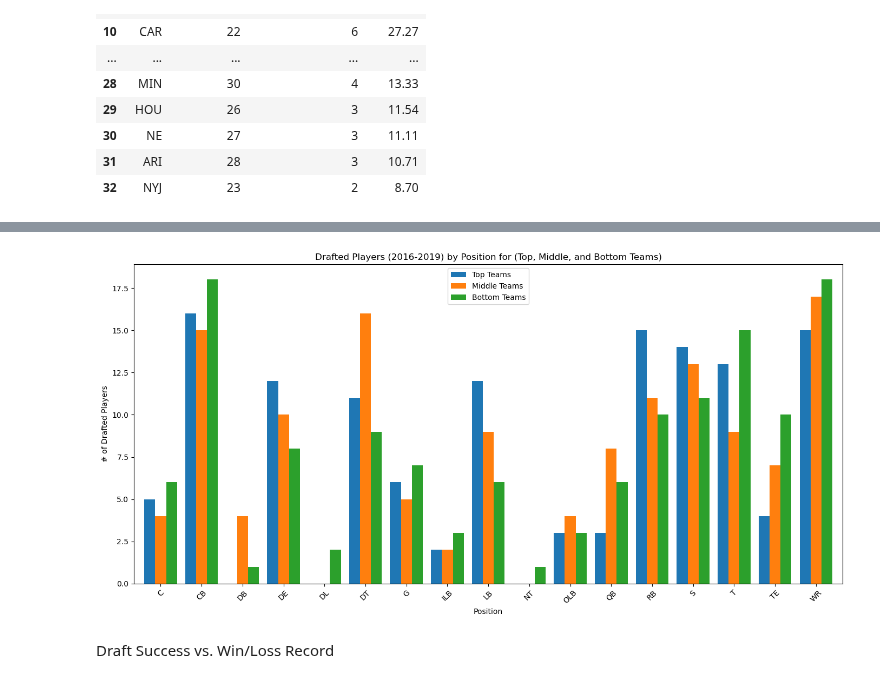
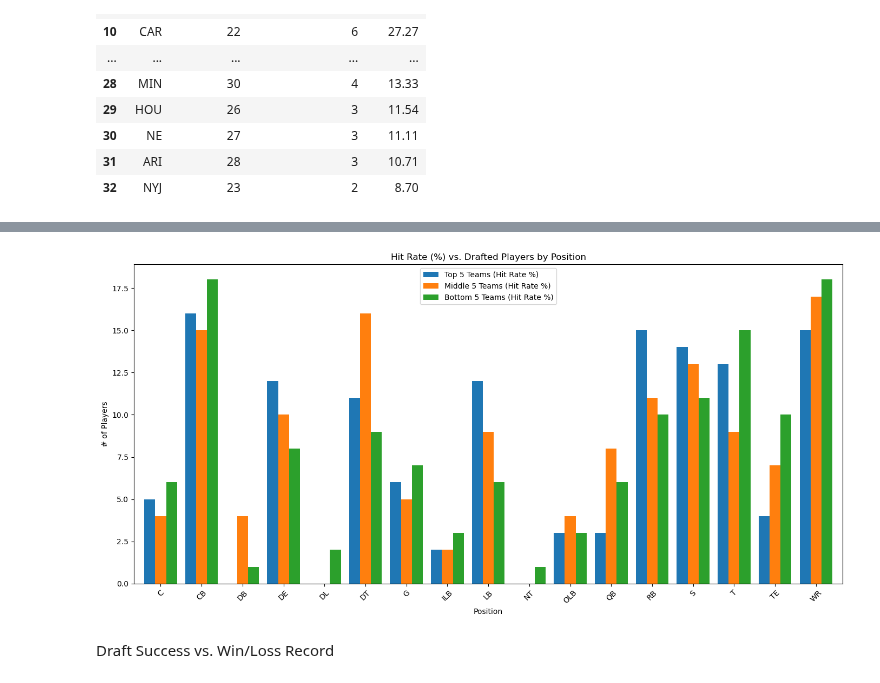
Before and after one commit to maslla100/NFL-Draft-Trends-, a Jupyter notebook: NFL_project_cleaned.ipynb, the cells around one changed output, grey strips where cells are left out. Cells and saved outputs as stored; diff of their text form; code cells hidden in the pictures.

```diff
--- a/NFL_project_cleaned.ipynb
+++ b/NFL_project_cleaned.ipynb
@@ -561,26 +560,27 @@ bottom_teams_grouped = bottom_teams_df.groupby(['pos']).size()
 # %%
 # Combine the counts into a single DataFrame
 combined_df = pd.DataFrame({
-    'Top Teams': top_teams_grouped,
-    'Middle Teams': middle_teams_grouped,
-    'Bottom Teams': bottom_teams_grouped
+    'Top 5 Teams (Hit Rate %)': top_teams_grouped,
+    'Middle 5 Teams (Hit Rate %)': middle_teams_grouped,
+    'Bottom 5 Teams (Hit Rate %)': bottom_teams_grouped
 }).reset_index()
 # %%
 # Plot the DataFrame
 combined_df.plot(x='pos', kind='bar', figsize=(14, 7), width=0.8)
-plt.title('Drafted Players (2016-2019) by Position for (Top, Middle, and Bottom Teams)')
+plt.title('Hit Rate (%) vs. Drafted Players by Position')
 plt.xlabel('Position')
-plt.ylabel('# of Drafted Players')
+plt.ylabel('# of Players')
 plt.xticks(rotation=45)
 plt.tight_layout()
+label=['Top 5 Teams (Hit Rate %)', 'Middle 5 Teams (Hit Rate %)', 'Bottom 5 Teams (Hit Rate %)']
 
 #Save plot
 plt.savefig("output_data/Fig10.png")
 
 #Show plot
 plt.show()
 # %% [output]
-[figure, old version]
+[figure, new version]
 # %% [markdown]
 Draft Success vs. Win/Loss Record
 # %%
```
Also changed, not shown: parts of 13 cells of this notebook, 14 other files.
